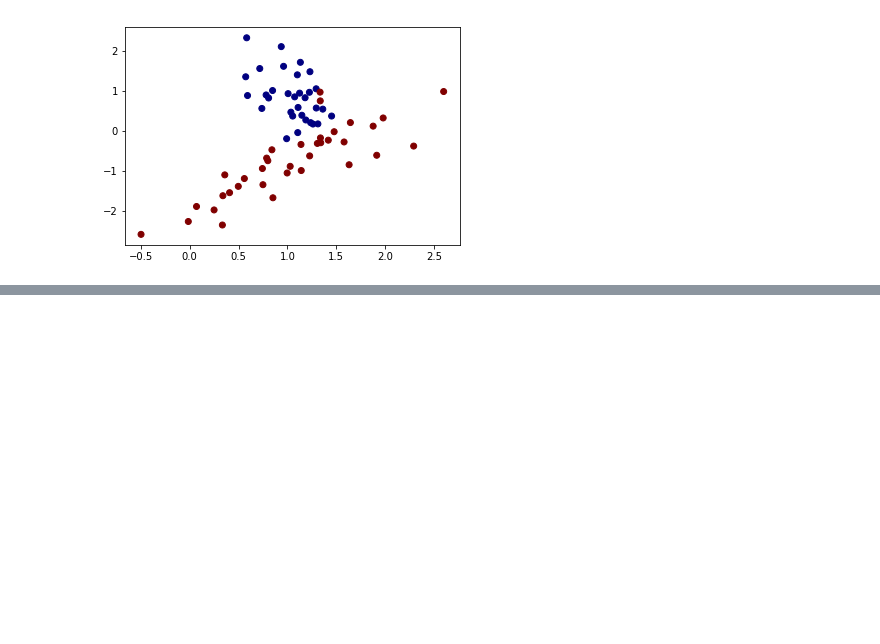
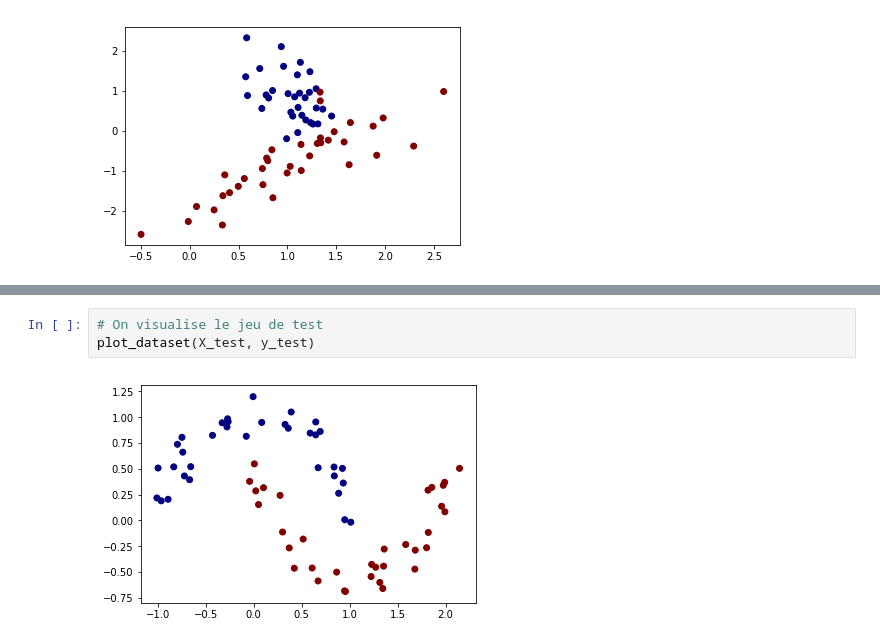
Before and after one commit to nonodamiens/synthetic_2D, a Jupyter notebook: Dataset Synthetic.ipynb, the cells around one changed output, grey strips where cells are left out. Drawn from its saved outputs; the diff is of its cells as text; blank space fills up the shorter version.

```diff
--- a/Dataset Synthetic.ipynb
+++ b/Dataset Synthetic.ipynb
@@ -141,0 +177,5 @@ plot_dataset(X_test, y_test)
+# %%
+# On visualise le jeu de test
+plot_dataset(X_test, y_test)
+# %% [output]
+[figure, added]
```
Also changed, not shown: parts of 4 cells of this notebook.
